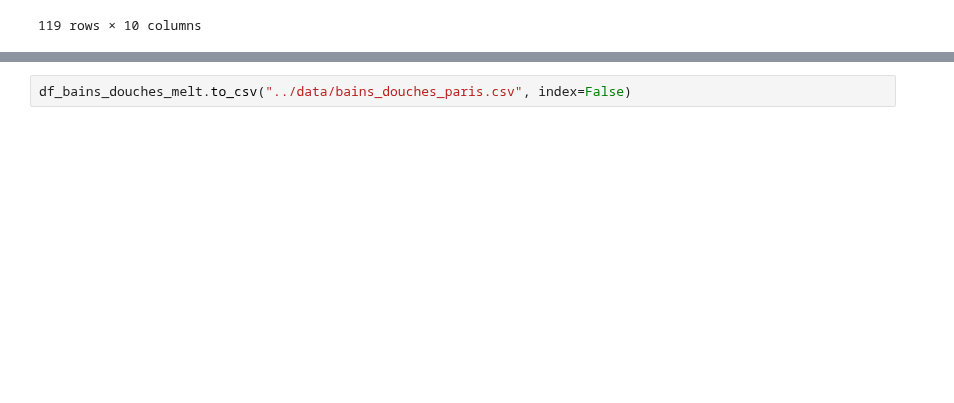
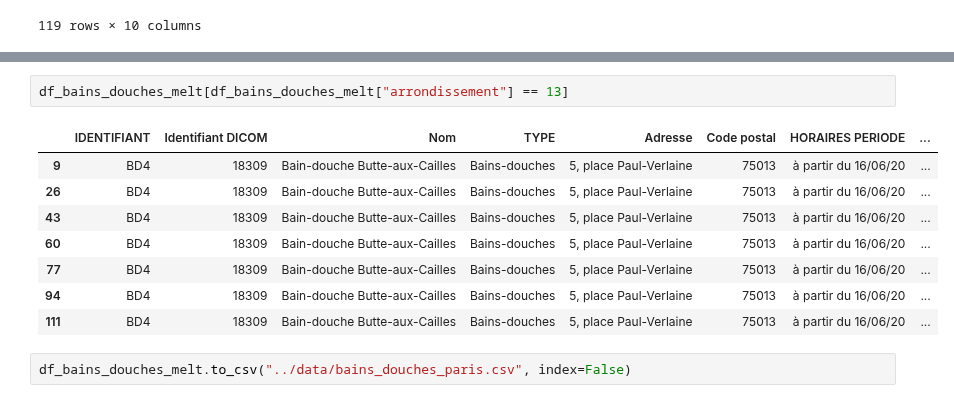
Before and after one commit to OceanePr/NLP-project, a Jupyter notebook: notebook_tests/extract_bains_douches.ipynb, the cells around one changed output, grey strips where cells are left out. Drawn from its saved outputs; the diff is of its cells as text; blank space fills up the shorter version.

```diff
--- a/notebook_tests/extract_bains_douches.ipynb
+++ b/notebook_tests/extract_bains_douches.ipynb
@@ -89,2 +104,13 @@ df_bains_douches_melt
+# %%
+df_bains_douches_melt[df_bains_douches_melt["arrondissement"] == 13]
+# %% [output]
+|  | IDENTIFIANT | Identifiant DICOM | Nom | TYPE | Adresse | Code postal | HORAIRES PERIODE | ... |
+| 9 | BD4 | 18309 | Bain-douche Butte-aux-Cailles | Bains-douches | 5, place Paul-Verlaine | 75013 | à partir du 16/06/20 | ... |
+| 26 | BD4 | 18309 | Bain-douche Butte-aux-Cailles | Bains-douches | 5, place Paul-Verlaine | 75013 | à partir du 16/06/20 | ... |
+| 43 | BD4 | 18309 | Bain-douche Butte-aux-Cailles | Bains-douches | 5, place Paul-Verlaine | 75013 | à partir du 16/06/20 | ... |
+| 60 | BD4 | 18309 | Bain-douche Butte-aux-Cailles | Bains-douches | 5, place Paul-Verlaine | 75013 | à partir du 16/06/20 | ... |
+| 77 | BD4 | 18309 | Bain-douche Butte-aux-Cailles | Bains-douches | 5, place Paul-Verlaine | 75013 | à partir du 16/06/20 | ... |
+| 94 | BD4 | 18309 | Bain-douche Butte-aux-Cailles | Bains-douches | 5, place Paul-Verlaine | 75013 | à partir du 16/06/20 | ... |
+| 111 | BD4 | 18309 | Bain-douche Butte-aux-Cailles | Bains-douches | 5, place Paul-Verlaine | 75013 | à partir du 16/06/20 | ... |
 # %%
 df_bains_douches_melt.to_csv("../data/bains_douches_paris.csv", index=False)
```
Also changed, not shown: parts of 1 cell of this notebook, 7 other files.
